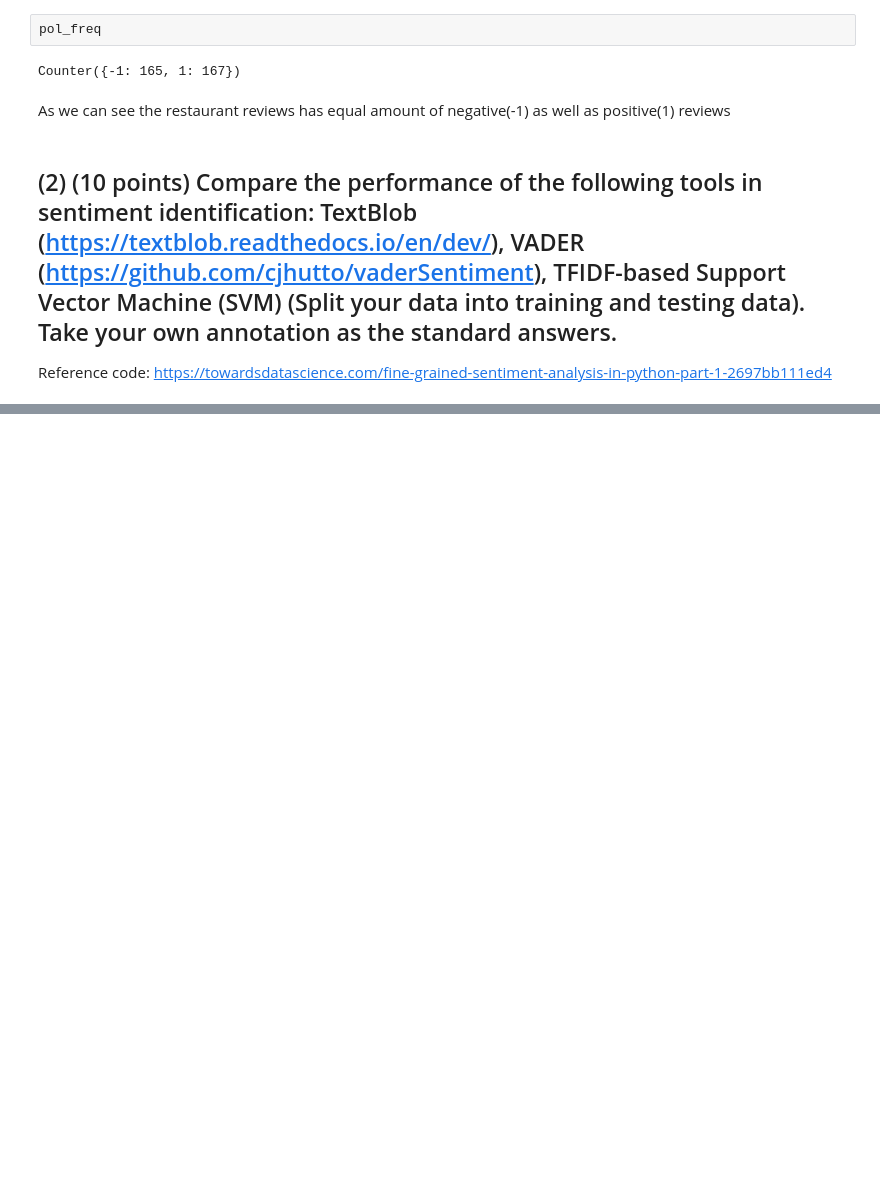
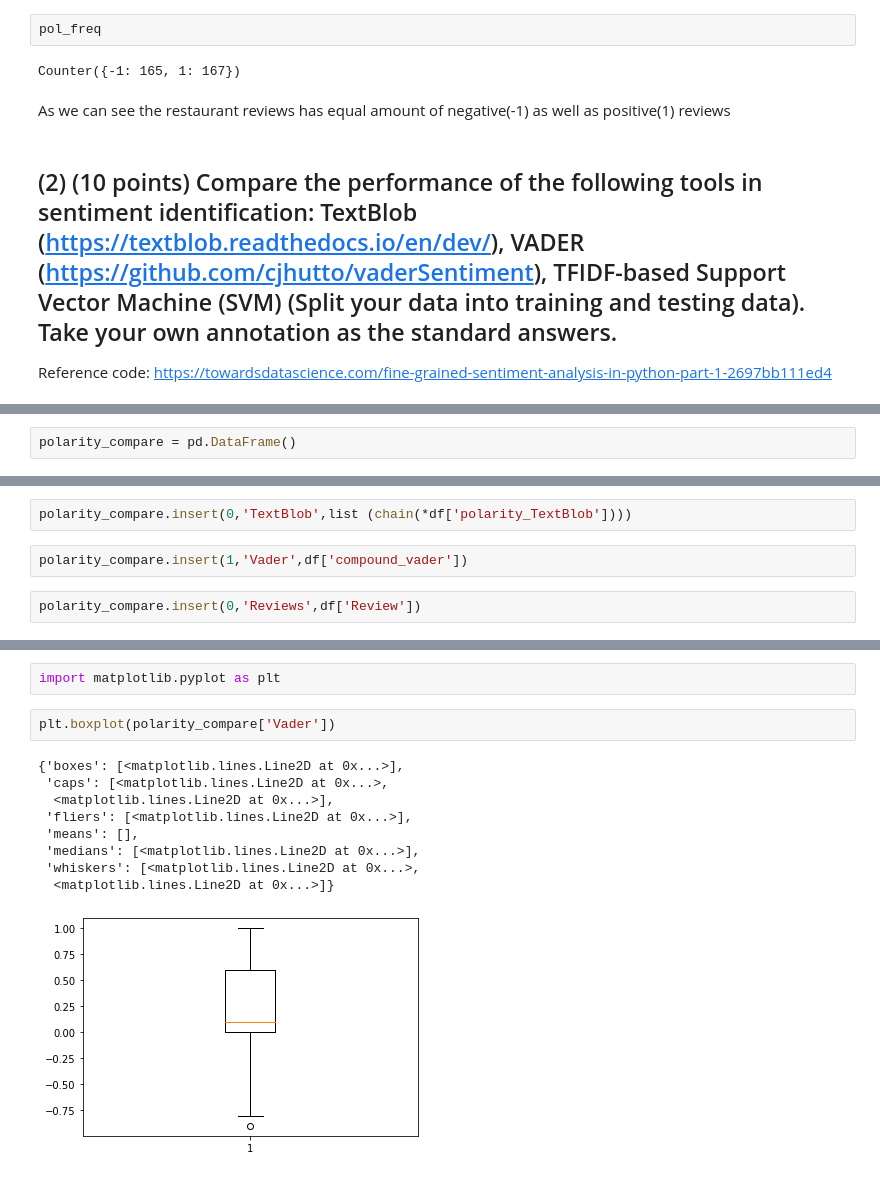
Before and after one commit to prithvikolla/Compuational_Methods_INFO5731, a Jupyter notebook: In_Class_Exersise/In_class_exercise_08.ipynb, the cells around one changed output, grey strips where cells are left out. Cells and saved outputs as stored; diff of their text form; blank space fills up the shorter version.

```diff
--- a/In_Class_Exersise/In_class_exercise_08.ipynb
+++ b/In_Class_Exersise/In_class_exercise_08.ipynb
@@ -182,0 +243,2 @@ Reference code: https://towardsdatascience.com/fine-grained-sentiment-analysis-i
+# %%
+polarity_compare = pd.DataFrame()
@@ -182,0 +247,6 @@ Reference code: https://towardsdatascience.com/fine-grained-sentiment-analysis-i
+# %%
+polarity_compare.insert(0,'TextBlob',list (chain(*df['polarity_TextBlob'])))
+# %%
+polarity_compare.insert(1,'Vader',df['compound_vader'])
+# %%
+polarity_compare.insert(0,'Reviews',df['Review'])
@@ -182,0 +262,14 @@ Reference code: https://towardsdatascience.com/fine-grained-sentiment-analysis-i
+# %%
+import matplotlib.pyplot as plt
+# %%
+plt.boxplot(polarity_compare['Vader'])
+# %% [output]
+{'boxes': [<matplotlib.lines.Line2D at 0x...>],
+ 'caps': [<matplotlib.lines.Line2D at 0x...>,
+  <matplotlib.lines.Line2D at 0x...>],
+ 'fliers': [<matplotlib.lines.Line2D at 0x...>],
+ 'means': [],
+ 'medians': [<matplotlib.lines.Line2D at 0x...>],
+ 'whiskers': [<matplotlib.lines.Line2D at 0x...>,
+  <matplotlib.lines.Line2D at 0x...>]}
+[figure, added]
```
Also changed, not shown: parts of 11 cells of this notebook.
